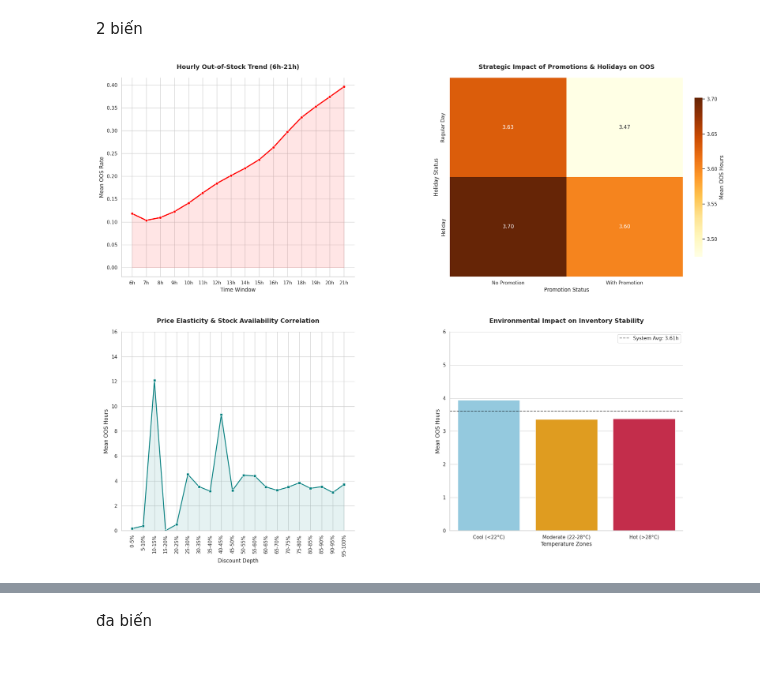
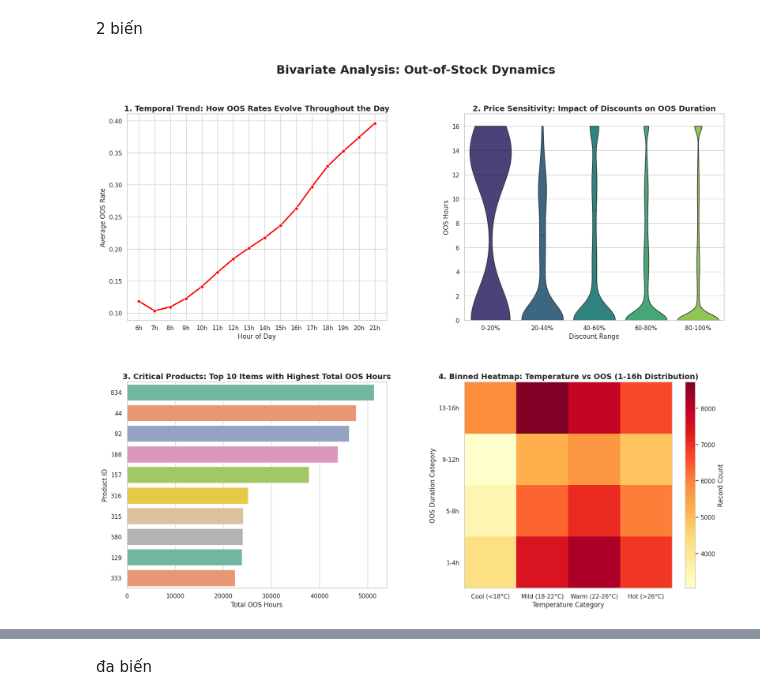
Before and after one commit to NinhHTK/Fresh-Food-Stockout-Forecasting, a Jupyter notebook: DataProcess & EDA.ipynb, the cells around one changed output, grey strips where cells are left out. Cells and saved outputs as stored; diff of their text form; code cells hidden in the pictures; blank space fills up the shorter version.

```diff
--- a/DataProcess & EDA.ipynb
+++ b/DataProcess & EDA.ipynb
@@ -467,79 +467,77 @@ import ast
 from matplotlib.gridspec import GridSpec
 
 df = df_eda.copy()
 
 if not pd.api.types.is_datetime64_any_dtype(df['dt']):
     df['dt'] = pd.to_datetime(df['dt'])
 
 def safe_eval(x):
     if isinstance(x, (list, np.ndarray)): return x
     try: return ast.literal_eval(x)
     except: return [0]*24
 
 df['hours_stock_status'] = df['hours_stock_status'].apply(safe_eval)
-df['stock_hour6_22_cnt'] = df['hours_stock_status'].apply(lambda x: sum(1 for status in x[6:22] if status == 0))
+df['stock_hour6_21_cnt'] = df['hours_stock_status'].apply(lambda x: sum(1 for status in x[6:22] if status == 0))
 total_hours_window = 16
 hours_df = pd.DataFrame(df['hours_stock_status'].tolist(), columns=[f'{i}h' for i in range(24)])
-df['oos_hours_per_record'] = total_hours_window - df['stock_hour6_22_cnt']
+df['oos_hours_per_record'] = total_hours_window - df['stock_hour6_21_cnt']
 
 sns.set_theme(style="whitegrid")
-fig = plt.figure(figsize=(20, 16), constrained_layout=True)
-fig.get_layout_engine().set(w_pad=0.1, h_pad=0.1, wspace=0.25, hspace=0.1)
-gs = GridSpec(2, 2, figure=fig)
+fig = plt.figure(figsize=(20, 16))
+gs = GridSpec(2, 2, figure=fig, hspace=0.3, wspace=0.3)
+fig.suptitle('Bivariate Analysis: Out-of-Stock Dynamics', fontsize=22, fontweight='bold', y=0.96)
 
 ax1 = fig.add_subplot(gs[0, 0])
 hourly_oos_rate = hours_df[[f'{i}h' for i in range(6, 22)]].mean()
 sns.lineplot(x=hourly_oos_rate.index, y=hourly_oos_rate.values, marker='o', color='red', linewidth=2.5, ax=ax1)
-ax1.fill_between(hourly_oos_rate.index, hourly_oos_rate.values, color='red', alpha=0.1)
-ax1.set_title('Hourly Out-of-Stock Trend (6h-21h)', fontsize=14, fontweight='bold', pad=20)
-ax1.set_xlabel('Time Window')
-ax1.set_ylabel('Mean OOS Rate')
-ax1.spines['top'].set_visible(False)
-ax1.spines['right'].set_visible(False)
+ax1.set_title('1. Temporal Trend: How OOS Rates Evolve Throughout the Day', fontsize=14, fontweight='bold')
+ax1.set_xlabel('Hour of Day')
+ax1.set_ylabel('Average OOS Rate')
 
 ax2 = fig.add_subplot(gs[0, 1])
-correlation_matrix = df.pivot_table(index='holiday_flag', columns='activity_flag', values='oos_hours_per_record', aggfunc='mean')
-sns.heatmap(correlation_matrix, annot=True, fmt=".2f", cmap="YlOrBr", cbar_kws={'label': 'Mean OOS Hours', 'shrink': 0.8}, ax=ax2)
-ax2.set_title('Strategic Impact of Promotions & Holidays on OOS', fontsize=14, fontweight='bold', pad=20)
-ax2.set_xticklabels(['No Promotion', 'With Promotion'])
-ax2.set_yticklabels(['Regular Day', 'Holiday'])
-ax2.set_xlabel('Promotion Status')
-ax2.set_ylabel('Holiday Status')
-for spine in ax2.spines.values():
-    spine.set_visible(False)
+df['discount_grp_5'] = pd.cut(df['discount'], bins=[0, 0.2, 0.4, 0.6, 0.8, 1.0], labels=['0-20%', '20-40%', '40-60%', '60-80%', '80-100%'])
+sns.violinplot(x='discount_grp_5', y='oos_hours_per_record', data=df[df['discount'] <= 1.0], palette='viridis', ax=ax2, hue='discount_grp_5', legend=False, inner="quart", cut=0)
+ax2.set_ylim(0, 17)
+ax2.set_title('2. Price Sensitivity: Impact of Discounts on OOS Duration', fontsize=14, fontweight='bold')
+ax2.set_xlabel('Discount Range')
+ax2.set_ylabel('OOS Hours')
 
 ax3 = fig.add_subplot(gs[1, 0])
-bins_5 = np.arange(0, 1.05, 0.05)
-labels_5 = [f'{int(i*100)}-{int((i+0.05)*100)}%' for i in bins_5[:-1]]
-df['discount_grp_5'] = pd.cut(df['discount'], bins=bins_5, labels=labels_5)
-mean_oos_by_discount = df[df['discount'] <= 1.0].groupby('discount_grp_5', observed=False)['oos_hours_per_record'].mean().reset_index()
-sns.lineplot(x='discount_grp_5', y='oos_hours_per_record', data=mean_oos_by_discount, marker='s', markersize=6, color='teal', linewidth=2, ax=ax3)
-ax3.fill_between(range(len(mean_oos_by_discount)), mean_oos_by_discount['oos_hours_per_record'], color='teal', alpha=0.1)
-ax3.set_title('Price Elasticity & Stock Availability Correlation', fontsize=14, fontweight='bold', pad=20)
-ax3.tick_params(axis='x', rotation=90)
-ax3.set_xlabel('Discount Depth')
-ax3.set_ylabel('Mean OOS Hours')
-ax3.set_ylim(0, 16)
-ax3.spines['top'].set_visible(False)
-ax3.spines['right'].set_visible(False)
+top_10 = df.groupby('product_id')['oos_hours_per_record'].sum().nlargest(10).reset_index()
+top_10['product_id'] = top_10['product_id'].astype(str)
+sns.barplot(x='oos_hours_per_record', y='product_id', data=top_10, palette='Set2', hue='product_id', legend=False, ax=ax3)
+ax3.set_title('3. Critical Products: Top 10 Items with Highest Total OOS Hours', fontsize=14, fontweight='bold')
+ax3.set_xlabel('Total OOS Hours')
+ax3.set_ylabel('Product ID')
 
 ax4 = fig.add_subplot(gs[1, 1])
-temp_bins_impact = [0, 22, 28, 100]
-temp_labels_impact = ['Cool (<22°C)', 'Moderate (22-28°C)', 'Hot (>28°C)']
-df['temp_impact'] = pd.cut(df['avg_temperature'], bins=temp_bins_impact, labels=temp_labels_impact)
-temp_stats = df.groupby('temp_impact', observed=False)['oos_hours_per_record'].mean().reset_index()
-overall_mean = df['oos_hours_per_record'].mean()
-custom_colors = {'Cool (<22°C)': 'skyblue', 'Moderate (22-28°C)': 'orange', 'Hot (>28°C)': 'crimson'}
-sns.barplot(x='temp_impact', y='oos_hours_per_record', data=temp_stats, palette=custom_colors, hue='temp_impact', legend=False, ax=ax4)
-ax4.axhline(overall_mean, color='black', linestyle='--', alpha=0.6, label=f'System Avg: {overall_mean:.2f}h')
-ax4.legend()
-ax4.set_title('Environmental Impact on Inventory Stability', fontsize=14, fontweight='bold', pad=20)
-ax4.set_xlabel('Temperature Zones')
-ax4.set_ylabel('Mean OOS Hours')
-ax4.set_ylim(0, 6)
-ax4.spines['top'].set_visible(False)
-ax4.spines['right'].set_visible(False)
+df_oos_only = df[df['oos_hours_per_record'] > 0].copy()
+temp_bins_even = [0, 18, 22, 26, 100]
+df_oos_only['temp_bins'] = pd.cut(df_oos_only['avg_temperature'], bins=temp_bins_even, labels=[0, 1, 2, 3])
+
+def map_oos_to_4_groups(val):
+    if 1 <= val <= 4: return 0.5
+    if 5 <= val <= 8: return 1.5
+    if 9 <= val <= 12: return 2.5
+    return 3.5
+
+df_oos_only['oos_y_coord'] = df_oos_only['oos_hours_per_record'].apply(map_oos_to_4_groups)
+
+h2d = ax4.hist2d(df_oos_only['temp_bins'].astype(float) + 0.5, df_oos_only['oos_y_coord'], bins=[[0, 1, 2, 3, 4], [0, 1, 2, 3, 4]], cmap='YlOrRd')
+fig.colorbar(h2d[3], ax=ax4, label='Record Count')
+
+ax4.set_title('4. Binned Heatmap: Temperature vs OOS (1-16h Distribution)', fontsize=14, fontweight='bold')
+ax4.set_xlabel('Temperature Category')
+ax4.set_ylabel('OOS Duration Category')
+
+temp_labels = ['Cool (<18°C)', 'Mild (18-22°C)', 'Warm (22-26°C)', 'Hot (>26°C)']
+ax4.set_xticks([0.5, 1.5, 2.5, 3.5])
+ax4.set_xticklabels(temp_labels)
+
+oos_labels = ['1-4h', '5-8h', '9-12h', '13-16h']
+ax4.set_yticks([0.5, 1.5, 2.5, 3.5])
+ax4.set_yticklabels(oos_labels)
 
 plt.show()
 # %% [output]
-[figure, old version]
+[figure, new version]
```
Also changed, not shown: parts of 2 cells of this notebook.
